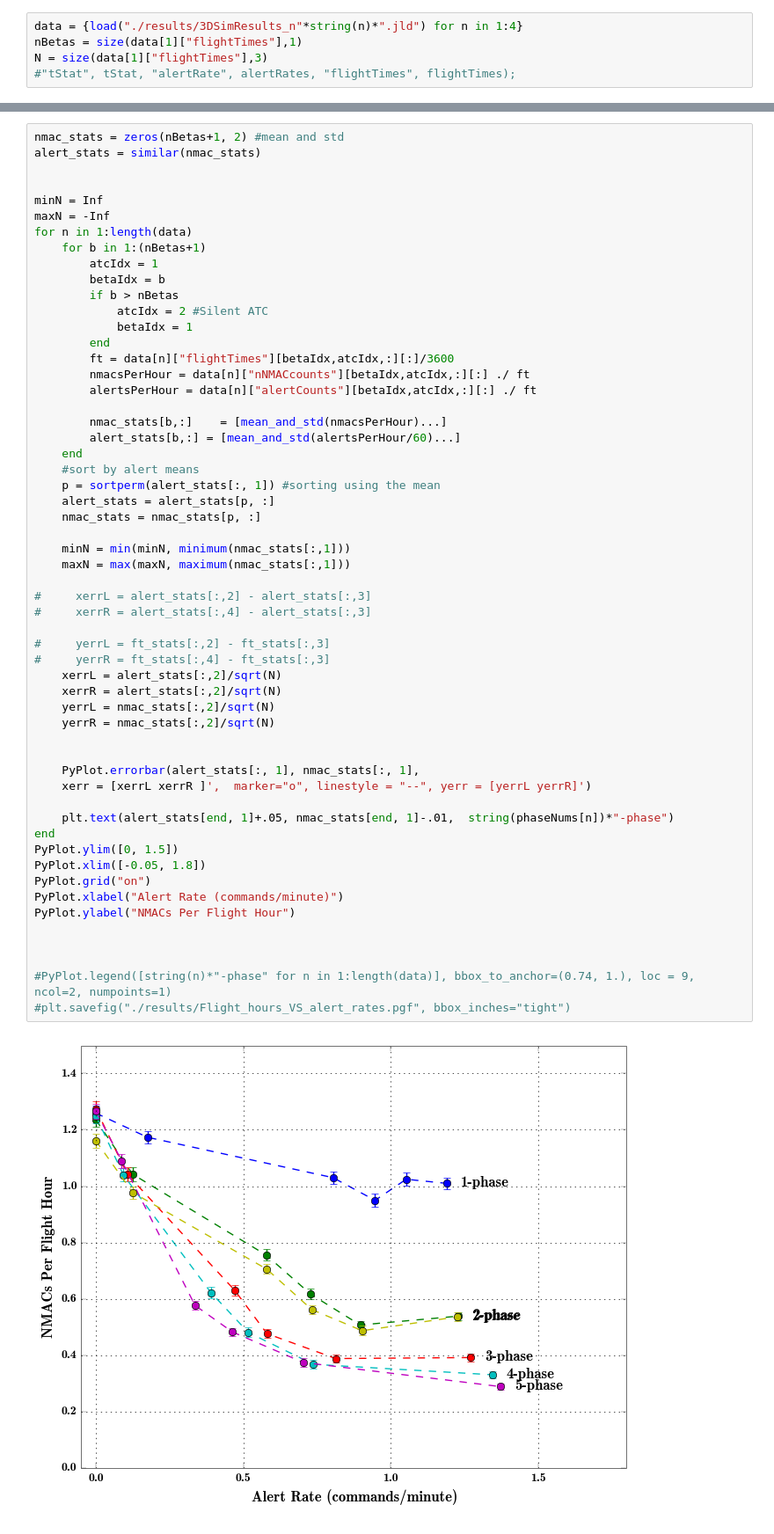
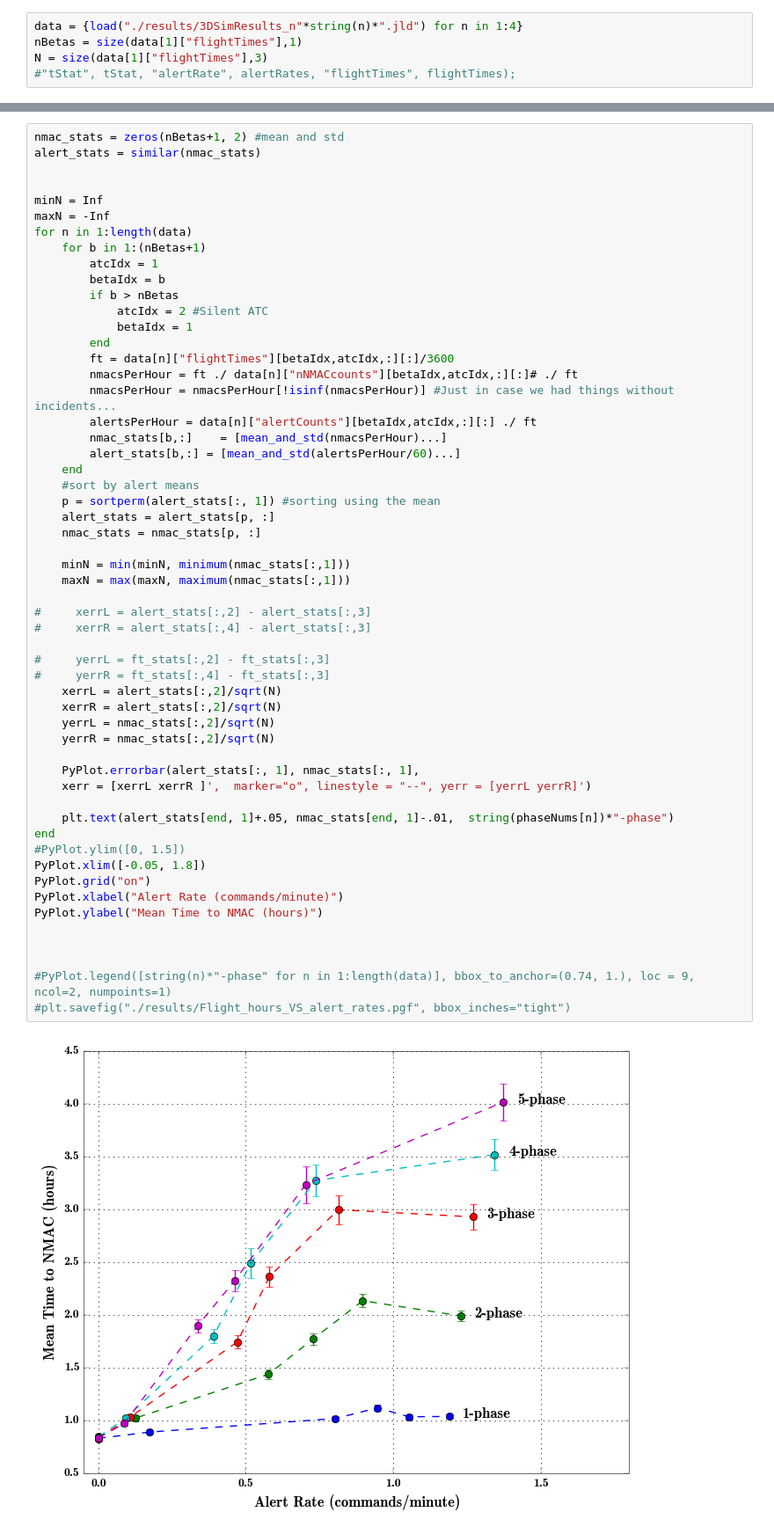
Before and after one commit to sisl/autoATC, a Jupyter notebook: CDC_3Dresults.ipynb, the cells around one changed output, grey strips where cells are left out. Shown: that part at 88% size. Drawn from its saved outputs; the diff is of its cells as text.

```diff
--- a/CDC_3Dresults.ipynb
+++ b/CDC_3Dresults.ipynb
@@ -100,9 +100,9 @@ for n in 1:length(data)
             betaIdx = 1
         end
         ft = data[n]["flightTimes"][betaIdx,atcIdx,:][:]/3600
-        nmacsPerHour = data[n]["nNMACcounts"][betaIdx,atcIdx,:][:] ./ ft
+        nmacsPerHour = ft ./ data[n]["nNMACcounts"][betaIdx,atcIdx,:][:]# ./ ft
+        nmacsPerHour = nmacsPerHour[!isinf(nmacsPerHour)] #Just in case we had things without incidents...
         alertsPerHour = data[n]["alertCounts"][betaIdx,atcIdx,:][:] ./ ft
-
         nmac_stats[b,:]    = [mean_and_std(nmacsPerHour)...]
         alert_stats[b,:] = [mean_and_std(alertsPerHour/60)...]
     end
@@ -111,35 +111,34 @@ for n in 1:length(data)
     alert_stats = alert_stats[p, :]
     nmac_stats = nmac_stats[p, :]
 
     minN = min(minN, minimum(nmac_stats[:,1]))
     maxN = max(maxN, maximum(nmac_stats[:,1]))
 
 #     xerrL = alert_stats[:,2] - alert_stats[:,3]
 #     xerrR = alert_stats[:,4] - alert_stats[:,3]
 
 #     yerrL = ft_stats[:,2] - ft_stats[:,3]
 #     yerrR = ft_stats[:,4] - ft_stats[:,3]
     xerrL = alert_stats[:,2]/sqrt(N)
     xerrR = alert_stats[:,2]/sqrt(N)
     yerrL = nmac_stats[:,2]/sqrt(N)
     yerrR = nmac_stats[:,2]/sqrt(N)
 
-
     PyPlot.errorbar(alert_stats[:, 1], nmac_stats[:, 1],
     xerr = [xerrL xerrR ]',  marker="o", linestyle = "--", yerr = [yerrL yerrR]')
 
     plt.text(alert_stats[end, 1]+.05, nmac_stats[end, 1]-.01,  string(phaseNums[n])*"-phase")
 end
-PyPlot.ylim([0, 1.5])
+#PyPlot.ylim([0, 1.5])
 PyPlot.xlim([-0.05, 1.8])
 PyPlot.grid("on")
 PyPlot.xlabel("Alert Rate (commands/minute)")
-PyPlot.ylabel("NMACs Per Flight Hour")
+PyPlot.ylabel("Mean Time to NMAC (hours)")
 
 
 
 #PyPlot.legend([string(n)*"-phase" for n in 1:length(data)], bbox_to_anchor=(0.74, 1.), loc = 9, ncol=2, numpoints=1)
 #plt.savefig("./results/Flight_hours_VS_alert_rates.pgf", bbox_inches="tight")
 # %% [output]
-[figure, old version]
+[figure, new version]
 PyObject <matplotlib.text.Text object at 0x...>
```
Also changed, not shown: parts of 5 cells of this notebook, 1 other file.
